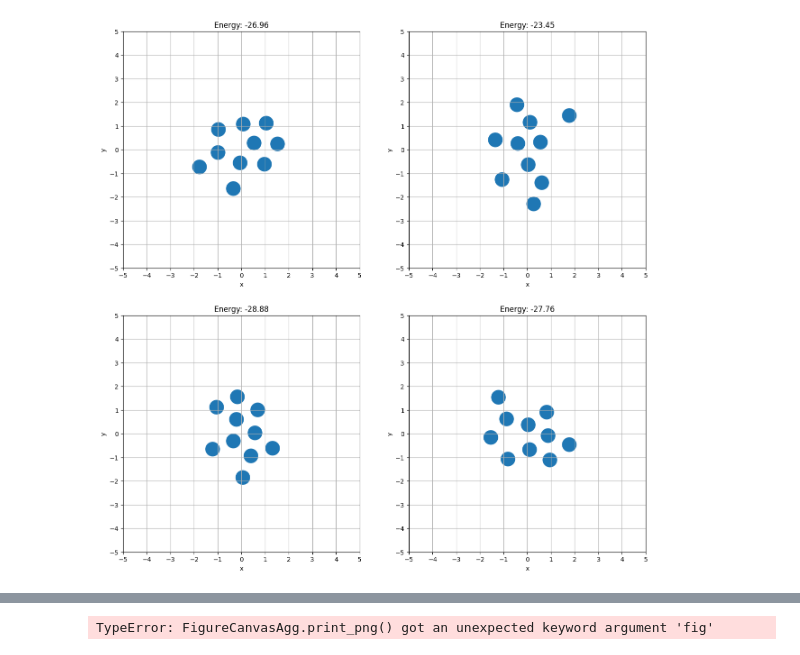
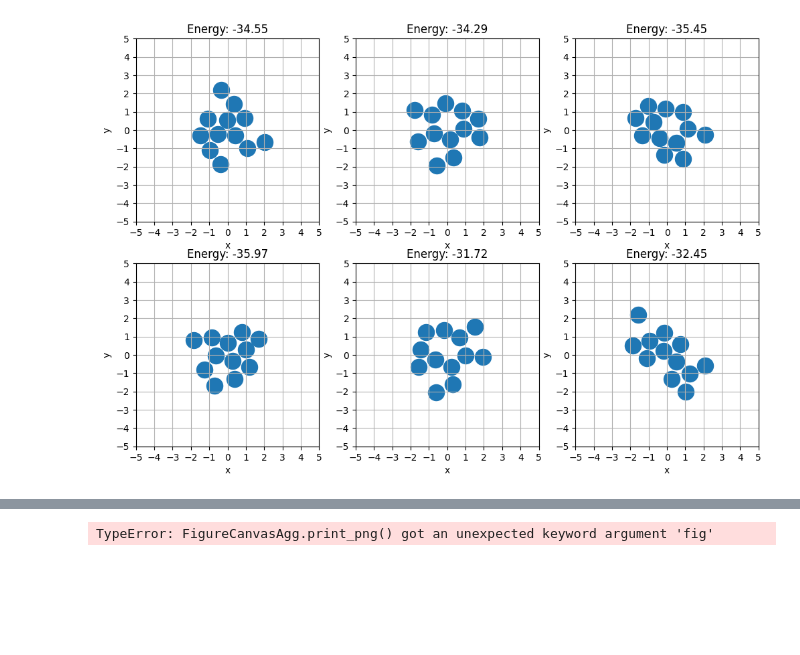
Before and after one commit to TobiasJohannessen/TobiasJohannessen.github.io, a Jupyter notebook: Computational Physics/Exercises/Week 8/Exercise 47.ipynb, the cells around one changed output, grey strips where cells are left out. Drawn from its saved outputs; the diff is of its cells as text; code cells hidden in the pictures; blank space fills up the shorter version.

```diff
--- a/Computational Physics/Exercises/Week 8/Exercise 47.ipynb
+++ b/Computational Physics/Exercises/Week 8/Exercise 47.ipynb
@@ -21,7 +21,7 @@ class LJGSystem(torch.nn.Module):
 
     def draw(self, ax):
         ax.scatter(self.positions.data[:, 0],
-                   self.positions.data[:, 1], s=500)
+                   self.positions.data[:, 1], s=300)
 # %%
 LJG = LJGSystem(LennardJonesGaussTorch(eps=1), 10)
 LJG()
@@ -80,11 +80,11 @@ No artists with labels found to put in legend.  Note that artists whose label st
 # %%
-fig, axs = plt.subplots(2,2, figsize = (15,15))
+fig, axs = plt.subplots(2,3, figsize = (12,8))
 
 
 for ax in axs.flatten():
-    LJG = LJGSystem(LennardJonesGaussTorch(eps=1), 10)
+    LJG = LJGSystem(LennardJonesGaussTorch(eps=1), 12)
     optimizer = torch.optim.Adam(LJG.parameters(), lr=0.1)
-    steps = 5000
+    steps = 100
 
     for step in range(steps):
         optimizer.zero_grad()
@@ -133 +119 @@ Step 4000, Loss: -27.050695419311523
-[figure, old version]
+[figure, new version]
```
Also changed, not shown: parts of 5 cells of this notebook, 29 other files.
